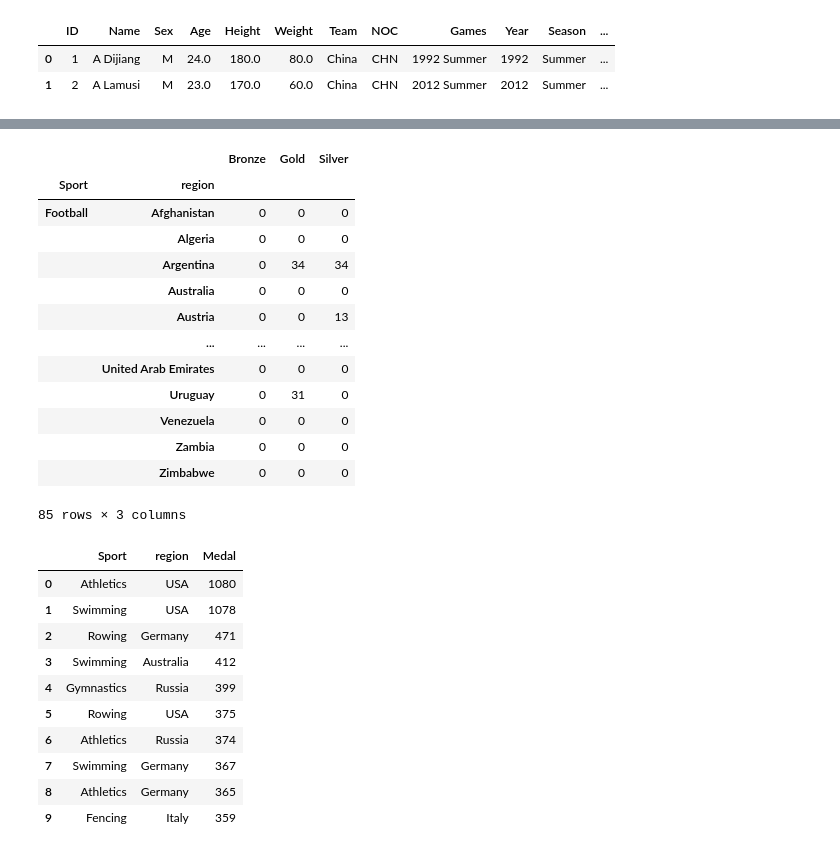
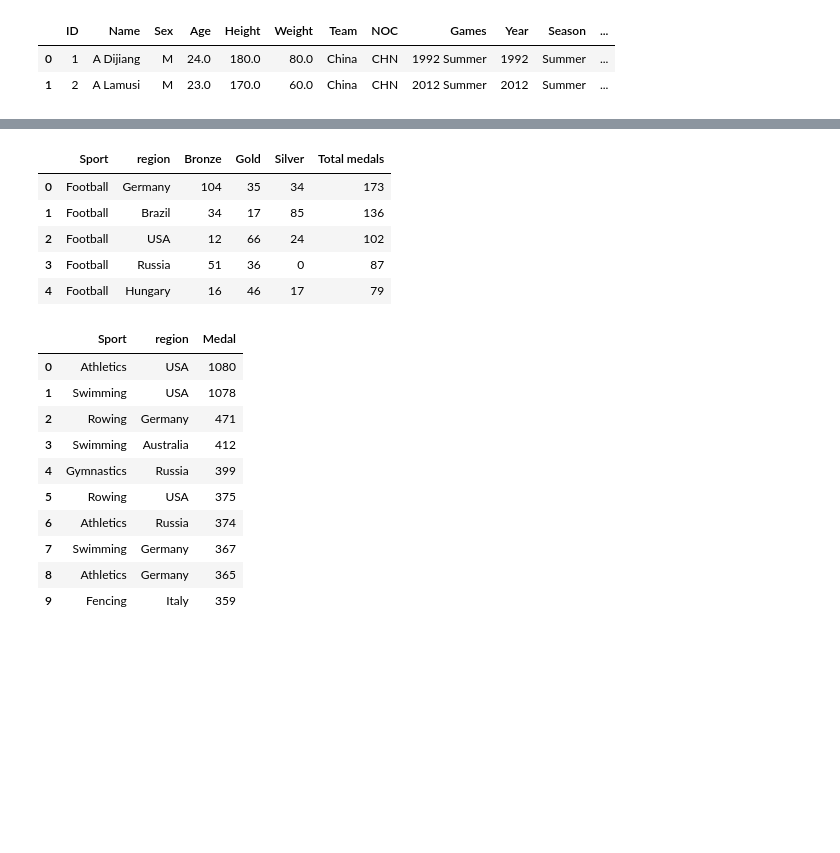
Before and after one commit to VineelaNedunuri/Databehandling-Vineela-Nedunuri, a Jupyter notebook: Project/Uppgift 2.ipynb, the cells around one changed output, grey strips where cells are left out. Drawn from its saved outputs; the diff is of its cells as text; code cells hidden in the pictures; blank space fills up the shorter version.

```diff
--- a/Project/Uppgift 2.ipynb
+++ b/Project/Uppgift 2.ipynb
@@ -88,17 +96,10 @@ df.head(10)
-# %%
-df.query("Sport == 'Football'")
-# %% [output]
-|  |  | Bronze | Gold | Silver |
-| Sport | region |  |  |  |
-| Football | Afghanistan | 0 | 0 | 0 |
-|  | Algeria | 0 | 0 | 0 |
-|  | Argentina | 0 | 34 | 34 |
-|  | Australia | 0 | 0 | 0 |
-|  | Austria | 0 | 0 | 13 |
-|  | ... | ... | ... | ... |
-|  | United Arab Emirates | 0 | 0 | 0 |
-|  | Uruguay | 0 | 31 | 0 |
-|  | Venezuela | 0 | 0 | 0 |
-|  | Zambia | 0 | 0 | 0 |
-|  | Zimbabwe | 0 | 0 | 0 |
-85 rows × 3 columns
+# %%
+football = df.query("Sport == 'Football'").sort_values(by = "Total medals",ascending= False).reset_index()
+football.head()
+# %% [output]
+|  | Sport | region | Bronze | Gold | Silver | Total medals |
+| 0 | Football | Germany | 104 | 35 | 34 | 173 |
+| 1 | Football | Brazil | 34 | 17 | 85 | 136 |
+| 2 | Football | USA | 12 | 66 | 24 | 102 |
+| 3 | Football | Russia | 51 | 36 | 0 | 87 |
+| 4 | Football | Hungary | 16 | 46 | 17 | 79 |
```
Also changed, not shown: parts of 3 cells of this notebook.
